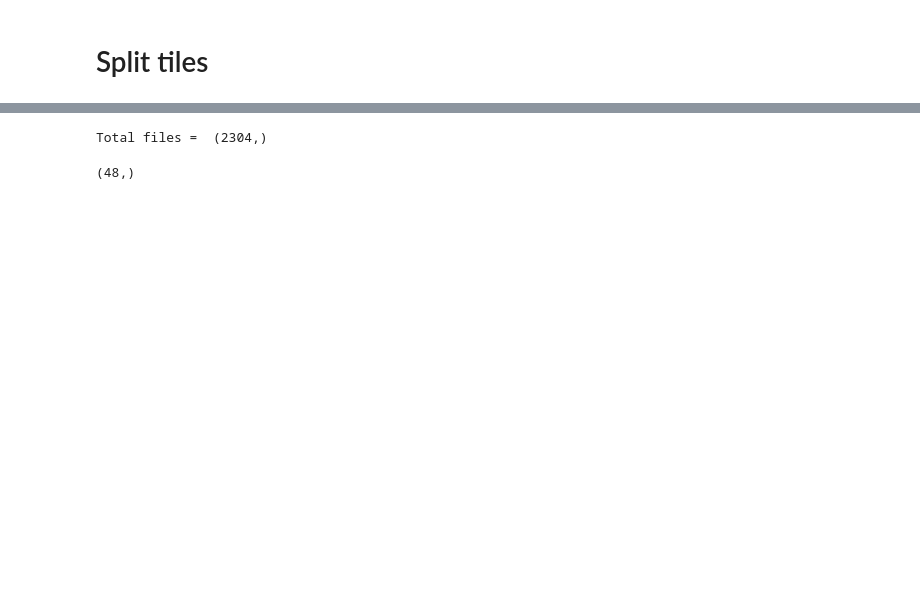
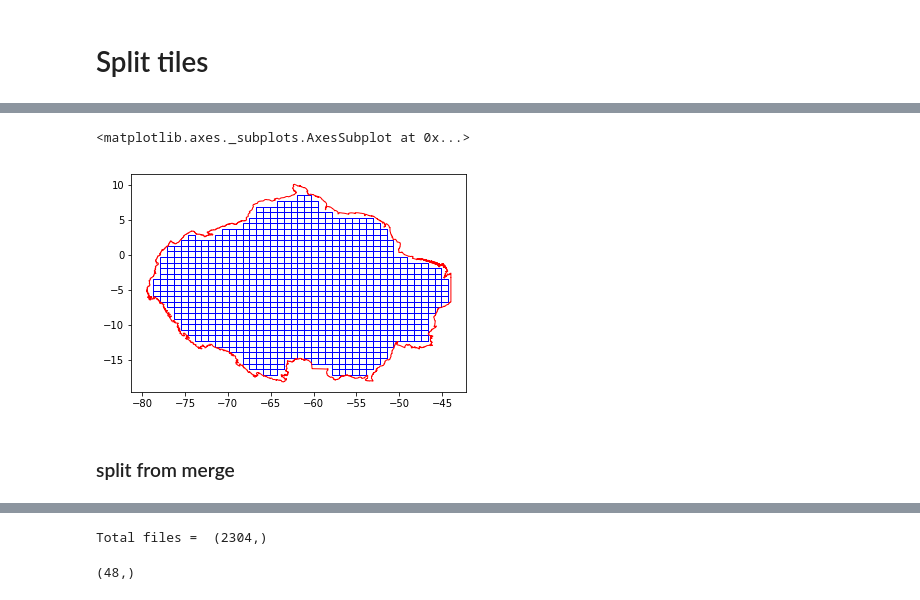
Before and after one commit to acocac/MTLCC-MODIS-GCP, a Jupyter notebook: src/2_datapartition/1_splittiles.ipynb, the cells around one changed output, grey strips where cells are left out. Cells and saved outputs as stored; diff of their text form; code cells hidden in the pictures; blank space fills up the shorter version.

```diff
--- a/src/2_datapartition/1_splittiles.ipynb
+++ b/src/2_datapartition/1_splittiles.ipynb
@@ -19,0 +32,11 @@ df_all['id_fn'] = df_all.raster_val.astype(str) + '_' +  df_all.raster_val_2.ast
+# %%
+aoi_buffgeo = gpd.GeoDataFrame(geometry=gpd.GeoSeries(aoi_buff))
+envgdf.crs = {'init' :'epsg:4326'} # or whatever
+sjo = gpd.sjoin(df_all, envgdf, how='inner',op='intersects')
+# %%
+fig, ax = plt.subplots()
+sjo.plot(ax=ax, facecolor='none', edgecolor='blue')
+aoi.plot(ax=ax, facecolor='none', edgecolor='red')
+# %% [output]
+<matplotlib.axes._subplots.AxesSubplot at 0x...>
+[figure, added]
@@ -19,0 +45,2 @@ df_all['id_fn'] = df_all.raster_val.astype(str) + '_' +  df_all.raster_val_2.ast
+# %% [markdown]
+### split from merge
```
Also changed, not shown: parts of 16 cells of this notebook, 23 other files.
